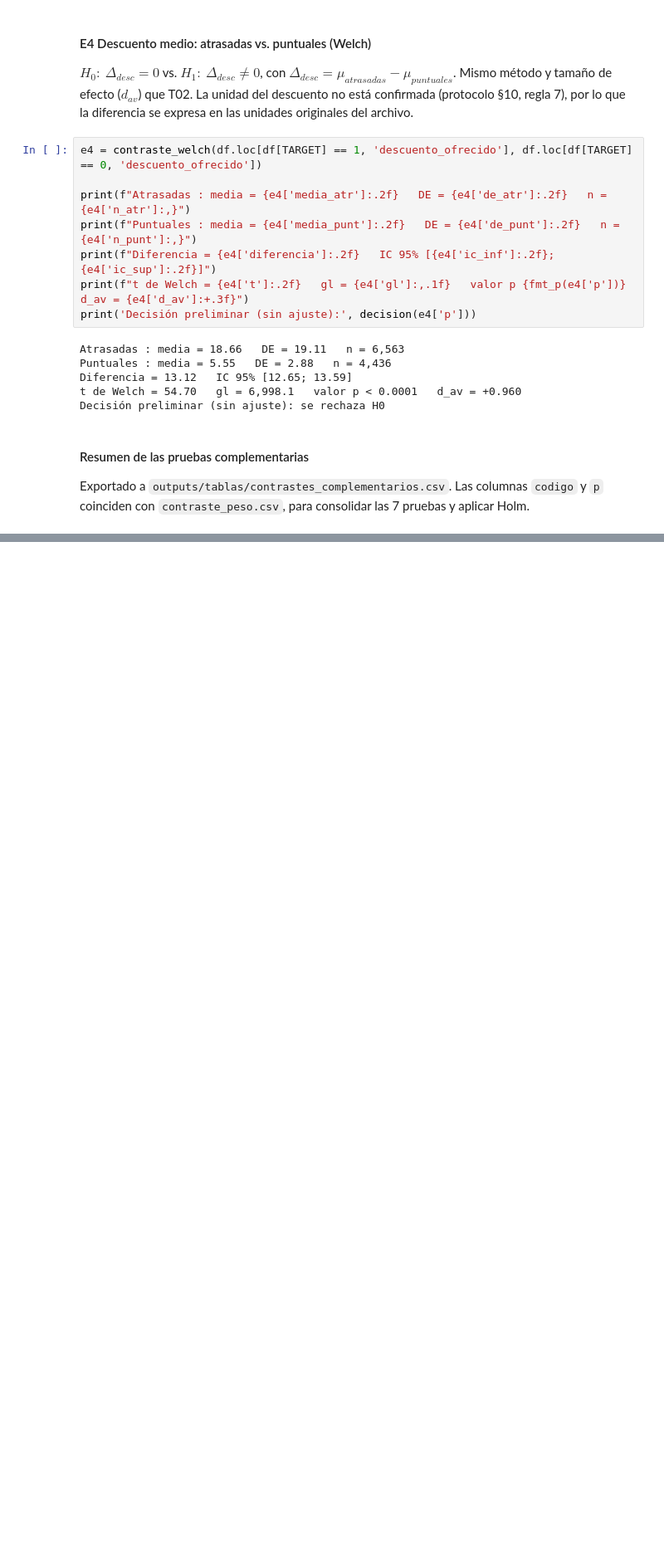
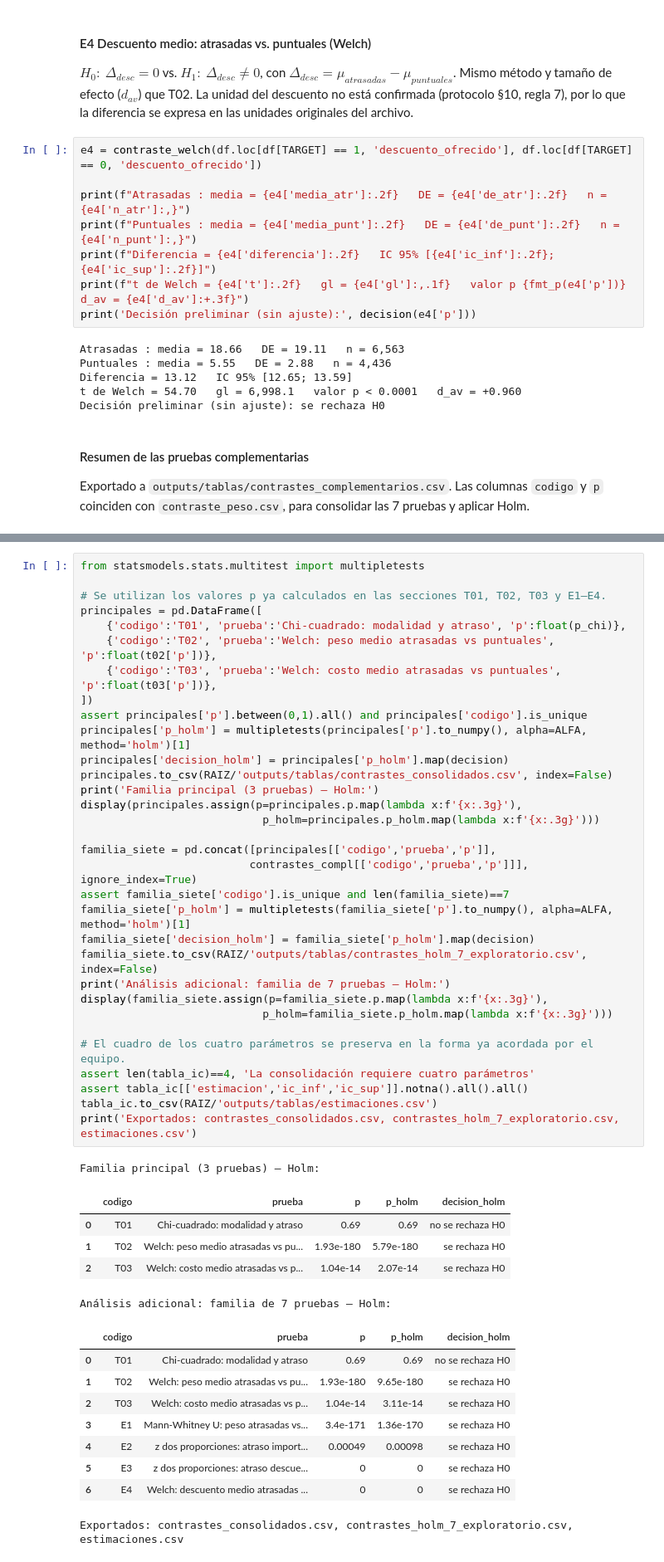
Before and after one commit to joserodriguezc/grupo_1_estadistica_computacional, a Jupyter notebook: notebooks/formativa_1.ipynb, the cells around one changed output, grey strips where cells are left out. Shown at 83% size. Cells and saved outputs as stored; diff of their text form; blank space fills up the shorter version.

```diff
--- a/notebooks/formativa_1.ipynb
+++ b/notebooks/formativa_1.ipynb
@@ -1245,0 +1408,48 @@ contrastes_compl.assign(p=contrastes_compl['p'].map(lambda p: f'{p:.1e}')).round
+# %%
+from statsmodels.stats.multitest import multipletests
+
+# Se utilizan los valores p ya calculados en las secciones T01, T02, T03 y E1–E4.
+principales = pd.DataFrame([
+    {'codigo':'T01', 'prueba':'Chi-cuadrado: modalidad y atraso', 'p':float(p_chi)},
+    {'codigo':'T02', 'prueba':'Welch: peso medio atrasadas vs puntuales', 'p':float(t02['p'])},
+    {'codigo':'T03', 'prueba':'Welch: costo medio atrasadas vs puntuales', 'p':float(t03['p'])},
+])
+assert principales['p'].between(0,1).all() and principales['codigo'].is_unique
+principales['p_holm'] = multipletests(principales['p'].to_numpy(), alpha=ALFA, method='holm')[1]
+principales['decision_holm'] = principales['p_holm'].map(decision)
+principales.to_csv(RAIZ/'outputs/tablas/contrastes_consolidados.csv', index=False)
+print('Familia principal (3 pruebas) — Holm:')
+display(principales.assign(p=principales.p.map(lambda x:f'{x:.3g}'),
+                            p_holm=principales.p_holm.map(lambda x:f'{x:.3g}')))
+
+familia_siete = pd.concat([principales[['codigo','prueba','p']],
+                          contrastes_compl[['codigo','prueba','p']]], ignore_index=True)
+assert familia_siete['codigo'].is_unique and len(familia_siete)==7
+familia_siete['p_holm'] = multipletests(familia_siete['p'].to_numpy(), alpha=ALFA, method='holm')[1]
+familia_siete['decision_holm'] = familia_siete['p_holm'].map(decision)
+familia_siete.to_csv(RAIZ/'outputs/tablas/contrastes_holm_7_exploratorio.csv', index=False)
+print('Análisis adicional: familia de 7 pruebas — Holm:')
+display(familia_siete.assign(p=familia_siete.p.map(lambda x:f'{x:.3g}'),
+                            p_holm=familia_siete.p_holm.map(lambda x:f'{x:.3g}')))
+
+# El cuadro de los cuatro parámetros se preserva en la forma ya acordada por el equipo.
+assert len(tabla_ic)==4, 'La consolidación requiere cuatro parámetros'
+assert tabla_ic[['estimacion','ic_inf','ic_sup']].notna().all().all()
+tabla_ic.to_csv(RAIZ/'outputs/tablas/estimaciones.csv')
+print('Exportados: contrastes_consolidados.csv, contrastes_holm_7_exploratorio.csv, estimaciones.csv')
+# %% [output]
+Familia principal (3 pruebas) — Holm:
+|  | codigo | prueba | p | p_holm | decision_holm |
+| 0 | T01 | Chi-cuadrado: modalidad y atraso | 0.69 | 0.69 | no se rechaza H0 |
+| 1 | T02 | Welch: peso medio atrasadas vs pu... | 1.93e-180 | 5.79e-180 | se rechaza H0 |
+| 2 | T03 | Welch: costo medio atrasadas vs p... | 1.04e-14 | 2.07e-14 | se rechaza H0 |
+Análisis adicional: familia de 7 pruebas — Holm:
+|  | codigo | prueba | p | p_holm | decision_holm |
+| 0 | T01 | Chi-cuadrado: modalidad y atraso | 0.69 | 0.69 | no se rechaza H0 |
+| 1 | T02 | Welch: peso medio atrasadas vs pu... | 1.93e-180 | 9.65e-180 | se rechaza H0 |
+| 2 | T03 | Welch: costo medio atrasadas vs p... | 1.04e-14 | 3.11e-14 | se rechaza H0 |
+| 3 | E1 | Mann-Whitney U: peso atrasadas vs... | 3.4e-171 | 1.36e-170 | se rechaza H0 |
+| 4 | E2 | z dos proporciones: atraso import... | 0.00049 | 0.00098 | se rechaza H0 |
+| 5 | E3 | z dos proporciones: atraso descue... | 0 | 0 | se rechaza H0 |
+| 6 | E4 | Welch: descuento medio atrasadas ... | 0 | 0 | se rechaza H0 |
+Exportados: contrastes_consolidados.csv, contrastes_holm_7_exploratorio.csv, estimaciones.csv
```
Also changed, not shown: parts of 27 cells of this notebook, 21 other files.
